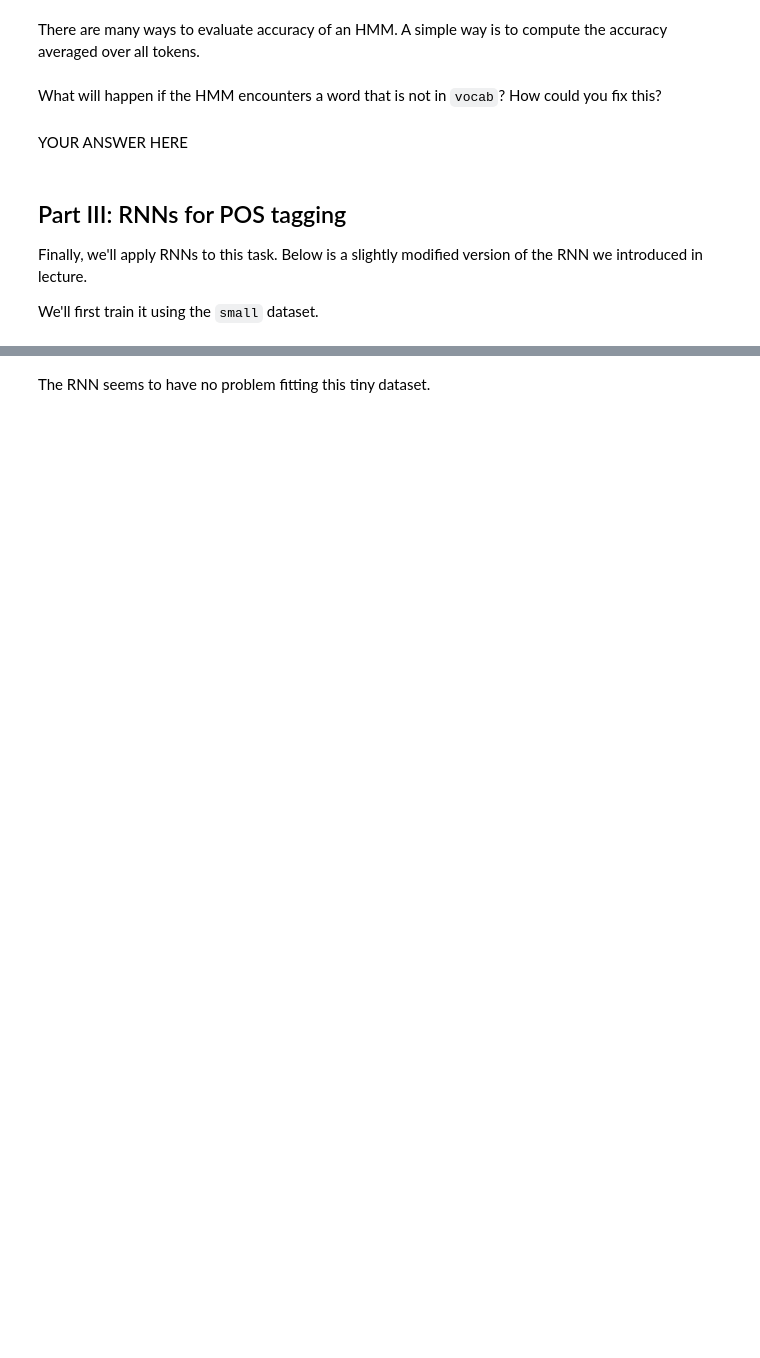
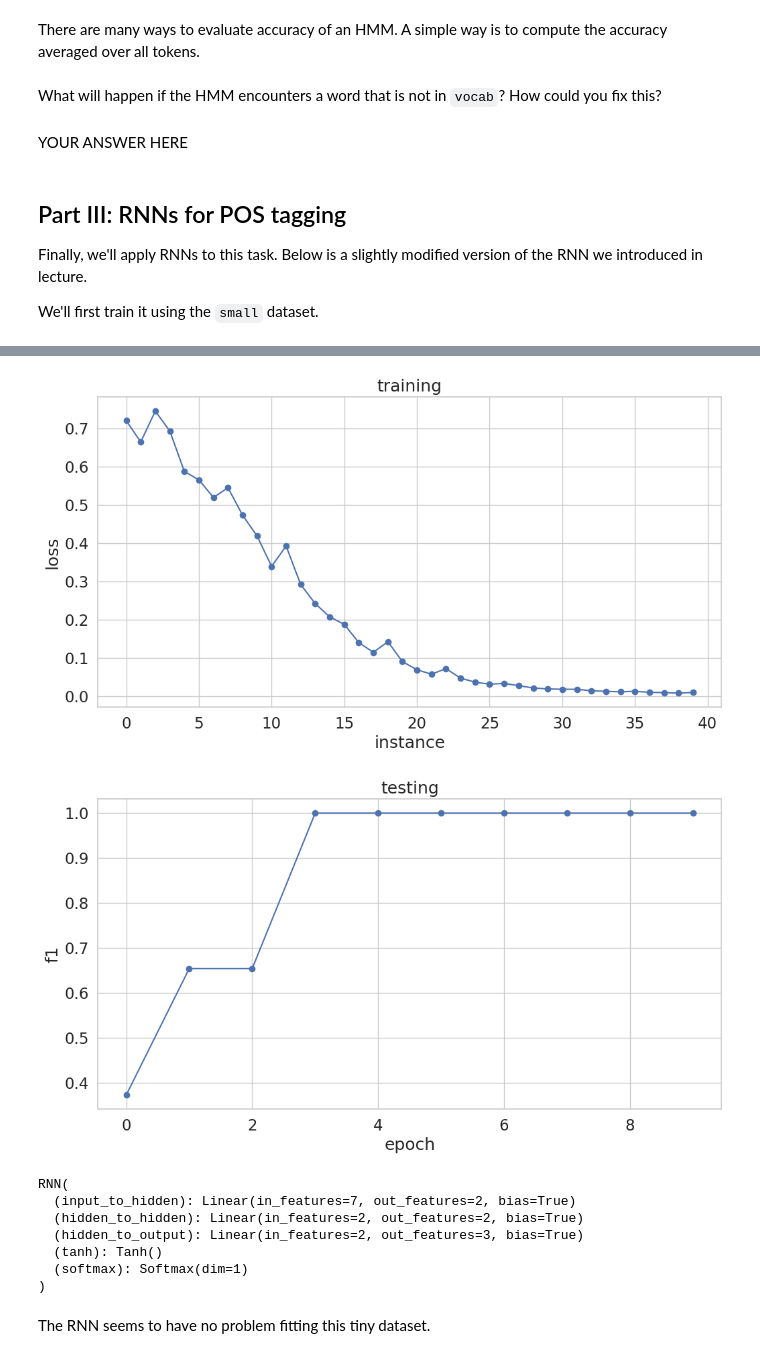
Before and after one commit to JonathanSears1/assignments, a Jupyter notebook: hw2/hw2.ipynb, the cells around one changed output, grey strips where cells are left out. Drawn from its saved outputs; the diff is of its cells as text; code cells hidden in the pictures; blank space fills up the shorter version.

```diff
--- a/hw2/hw2.ipynb
+++ b/hw2/hw2.ipynb
@@ -721,5 +897,5 @@ rnn_data_small[0]
 # %%
-def train_rnn(rnn, train_data, test_data, epochs=20, learning_rate=0.1):
+def train_rnn(rnn, train_data, test_data, epochs=20, learning_rate=0.1, plot=True):
     torch.random.manual_seed(42)  # for reproducibility
     criterion = nn.BCELoss()
     optimizer = torch.optim.Adam(rnn.parameters(),
@@ -733,49 +909,58 @@ def train_rnn(rnn, train_data, test_data, epochs=20, learning_rate=0.1):
     # but, this is a bit easier.
     for epoch in tqdm(range(epochs), total=epochs):
         for sentence, tags in train_data:
             optimizer.zero_grad()                             # reset all the gradient information
             outputs, hiddens = rnn.forward_unrolled(sentence) # predict on this sentence
             loss = criterion(outputs, tags)                   # compute loss
             loss.backward()                                   # computes all the gradients
             optimizer.step()                                  # update parameters
             loss_val.append(loss.item())                      # track loss on each sentence
         # after each epoch, record the test accuracy.
         test_acc.append(evaluate_rnn(rnn, test_data, verbose=False))
-
-    # plot training loss
-    plt.figure()
-    plt.plot(loss_val, 'bo-')
-    plt.ylabel('loss')
-    plt.xlabel('instance')
-    plt.title('training')
-    plt.show()
-    # plot testing F1
-    plt.figure()
-    plt.plot(test_acc, 'bo-')
-    plt.ylabel('f1')
-    plt.xlabel('epoch')
-    plt.title('testing')
-    plt.show()
-
+    if plot:
+        # plot training loss
+        plt.figure()
+        plt.plot(loss_val, 'bo-')
+        plt.ylabel('loss')
+        plt.xlabel('instance')
+        plt.title('training')
+        plt.show()
+        # plot testing F1
+        plt.figure()
+        plt.plot(test_acc, 'bo-')
+        plt.ylabel('f1')
+        plt.xlabel('epoch')
+        plt.title('testing')
+        plt.show()
     return rnn
 
 
 def evaluate_rnn(rnn, data, verbose=True):
     rnn.verbose = False
     truths = []
     preds = []
     for sentence, tag_list in data:
         outputs, _ = rnn.forward_unrolled(sentence)
         pred = [output2label(output, rnn.states) for output in outputs]
         truth = [output2label(tag, rnn.states) for tag in tag_list]
         truths.extend(truth)
         preds.extend(pred)
     if verbose:
         print(classification_report(truths, preds, zero_division=0))
     return f1_score(truths, preds, average='weighted')
 
 rnn = RNN(len(vocab_small), 2, len(states_small), states_small)
 train_rnn(rnn, rnn_data_small, rnn_data_small, epochs=10)
+# %% [output]
+[figure, added]
+[figure, added]
+RNN(
+  (input_to_hidden): Linear(in_features=7, out_features=2, bias=True)
+  (hidden_to_hidden): Linear(in_features=2, out_features=2, bias=True)
+  (hidden_to_output): Linear(in_features=2, out_features=3, bias=True)
+  (tanh): Tanh()
+  (softmax): Softmax(dim=1)
+)
 # %% [markdown]
 The RNN seems to have no problem fitting this tiny dataset.
 # %%
```
Also changed, not shown: parts of 39 cells of this notebook.
